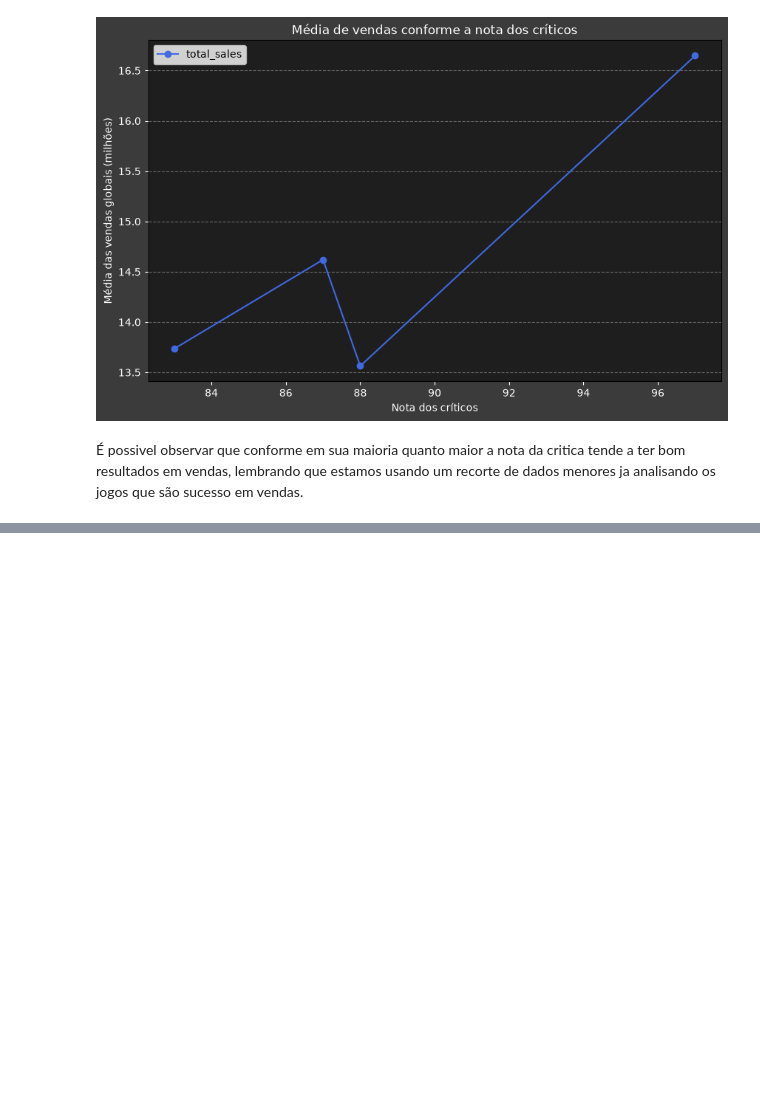
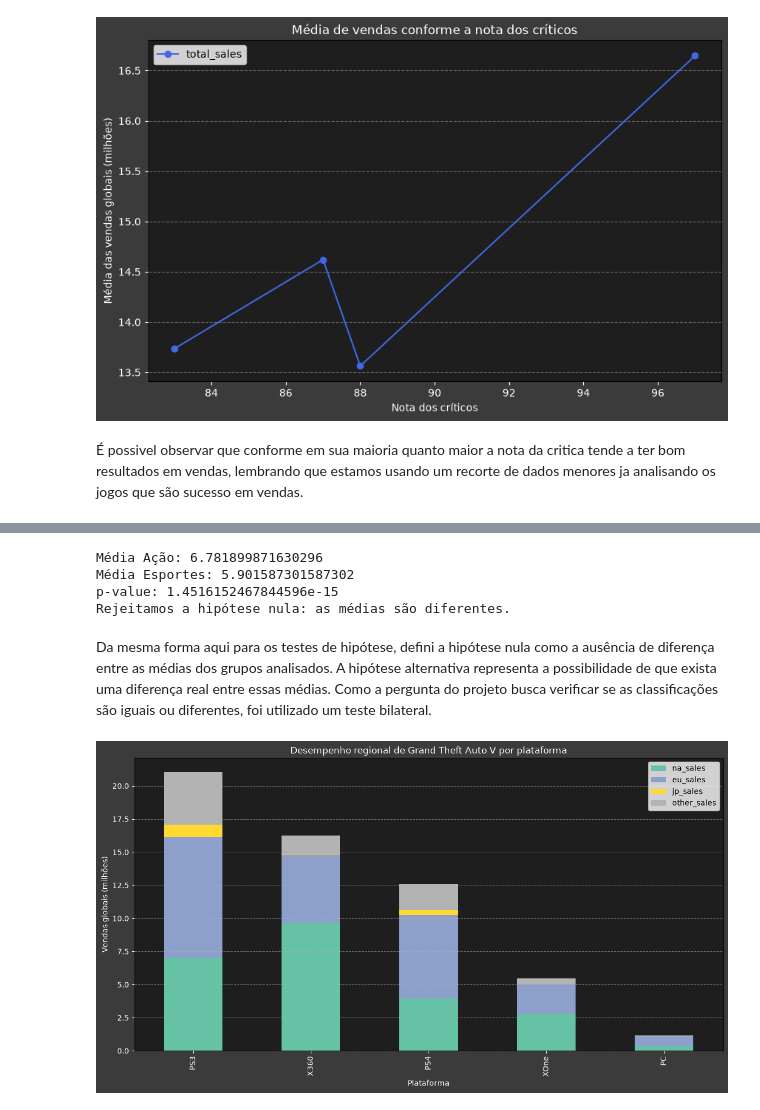
Before and after one commit to higorlu2023-design/projeto_games_integrado, a Jupyter notebook: Notebooks/EDA.ipynb, the cells around one changed output, grey strips where cells are left out. Saved outputs shown, nothing was run; the diff lists cells and outputs as text; code cells hidden in the pictures; blank space fills up the shorter version.

```diff
--- a/Notebooks/EDA.ipynb
+++ b/Notebooks/EDA.ipynb
@@ -718,0 +816,74 @@ plt.show()
+# %%
+notas_acao = df_atual_filter.loc[
+    df_atual_filter['genre'] == 'Action',
+    'user_score'
+].dropna()
+
+notas_esportes = df_atual_filter.loc[
+    df_atual_filter['genre'] == 'Sports',
+    'user_score'
+].dropna()
+
+resultado_acao_esportes = stats.ttest_ind(
+    notas_acao,
+    notas_esportes,
+    equal_var=False
+)
+
+print('Média Ação:', notas_acao.mean())
+print('Média Esportes:', notas_esportes.mean())
+print('p-value:', resultado_acao_esportes.pvalue)
+
+if resultado_acao_esportes.pvalue < alpha:
+    print('Rejeitamos a hipótese nula: as médias são diferentes.')
+else:
+    print('Não rejeitamos a hipótese nula: não há evidência suficiente de diferença.')
+# %% [output]
+Média Ação: 6.781899871630296
+Média Esportes: 5.901587301587302
+p-value: 1.4516152467844596e-15
+Rejeitamos a hipótese nula: as médias são diferentes.
+# %% [markdown]
+Da mesma forma aqui para os testes de hipótese, defini a hipótese nula como a ausência de diferença entre as médias dos grupos analisados. A hipótese alternativa representa a possibilidade de que exista uma diferença real entre essas médias. Como a pergunta do projeto busca verificar se as classificações são iguais ou diferentes, foi utilizado um teste bilateral.
+# %%
+#Gráfico do desempenho do Jogo selecionado para a proxima camapanha
+colunas_regioes = ['na_sales', 'eu_sales', 'jp_sales', 'other_sales']
+
+gta_v = df_atual_filter[
+    df_atual_filter['name'] == 'Grand Theft Auto V'
+].copy()
+
+vendas_gta_v = (
+    gta_v.groupby('platform')[colunas_regioes]
+      .sum()
+)
+
+vendas_gta_v['total'] = vendas_gta_v.sum(axis=1)
+
+vendas_gta_v = vendas_gta_v.sort_values(
+    by='total',
+    ascending=False
+)
+
+grafico_final_GTA = vendas_gta_v.drop(columns='total').plot(
+    kind='bar',
+    stacked=True,
+    figsize=(14, 7),
+    colormap='Set2',
+    xlabel= 'Plataforma',
+    ylabel= 'Vendas globais (milhões)',
+    title = 'Desempenho regional de Grand Theft Auto V por plataforma'
+)
+
+
+grafico_final_GTA.grid(axis='y', linestyle='--', alpha=0.5)
+grafico_final_GTA.set_facecolor('#1e1e1e')
+grafico_final_GTA.figure.set_facecolor("#3b3b3b")
+grafico_final_GTA.tick_params(colors='white')
+grafico_final_GTA.xaxis.label.set_color('white')
+grafico_final_GTA.yaxis.label.set_color('white')
+grafico_final_GTA.title.set_color('white')
+
+plt.show()
+# %% [output]
+[figure, added]
```
Also changed, not shown: parts of 7 cells of this notebook, 1 other file.
